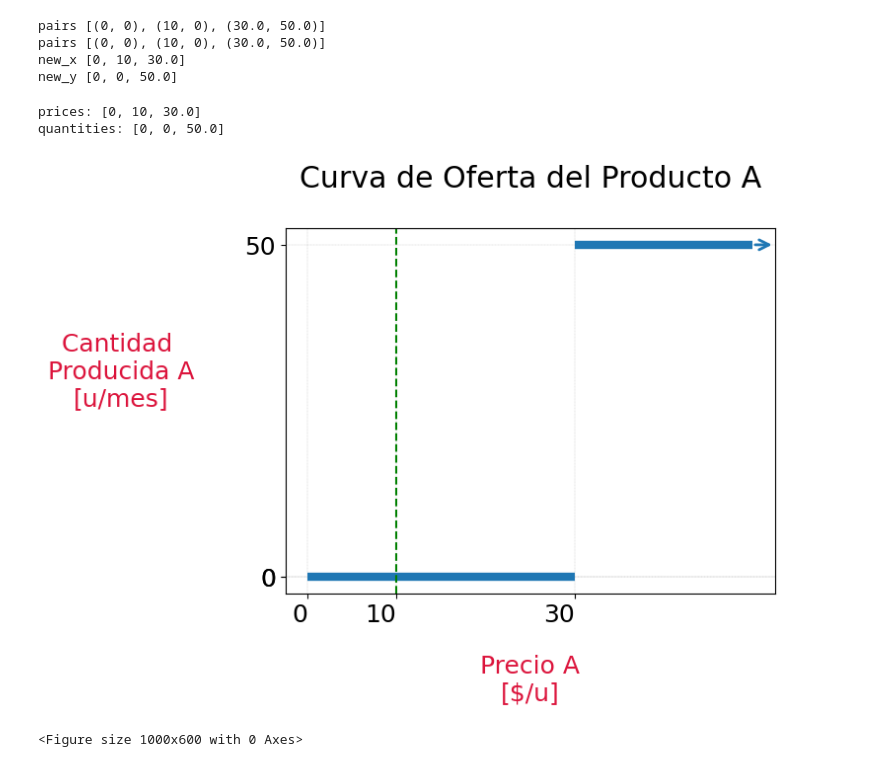
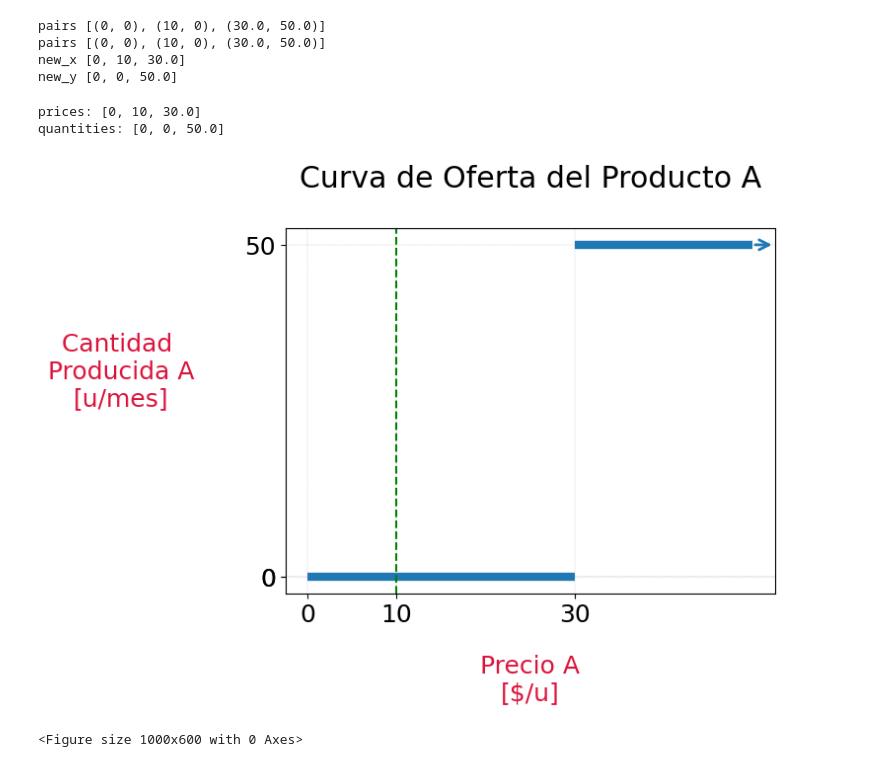
Before and after one commit to SGualdieri/sw-modelos, a Jupyter notebook: src/USING COMMON MODEL Curva de oferta Problema5tipo2.ipynb, the cells around one changed output. Saved outputs shown, nothing was run; the diff lists cells and outputs as text; code cells hidden in the pictures.

```diff
--- a/src/USING COMMON MODEL Curva de oferta Problema5tipo2.ipynb
+++ b/src/USING COMMON MODEL Curva de oferta Problema5tipo2.ipynb
@@ -263,13 +270,9 @@ quantities: [0, 0, 50.0]
 import matplotlib.pyplot as plt
 import matplotlib
 
-
 # Optional: xunit: unit to plot for x-axis
 # Optional: yunit: unit to plot for y-axis
-def plot(xunit, yunit):
-
-    global prices
-    global quantities
+def plot(xunit, yunit, prices, quantities):
 
     # Round all values in the prices list to 2 decimal places
     prices = [round(price, 2) for price in prices] #
@@ -307,7 +310,7 @@ def plot(xunit, yunit):
              arrowprops=dict(arrowstyle="->", lw=2, color='C0'))
 
     # Se puede ajustar la rotación y tamaño, si los números están muy cerca y se enciman
-    plt.xticks(rotation=0, ha='right') # rotation=45, fontsize 18
+    plt.xticks(rotation=0, ha='center') # rotation=45, fontsize 18
 
     # Set the figure size to provide more space for the tick labels
     plt.figure(figsize=(10, 6))
@@ -348,9 +351,9 @@ new_x [0, 10, 30.0]
 new_y [0, 0, 50.0]
 # %%
 # Usage of pLot the chart
-plot("[$/u]", "[u/mes]")
+plot("[$/u]", "[u/mes]", new_x, new_y)
 # %% [output]
 prices: [0, 10, 30.0]
 quantities: [0, 0, 50.0]
-[figure, old version]
+[figure, new version]
 <Figure size 1000x600 with 0 Axes>
```
Also changed, not shown: parts of 3 cells of this notebook.
